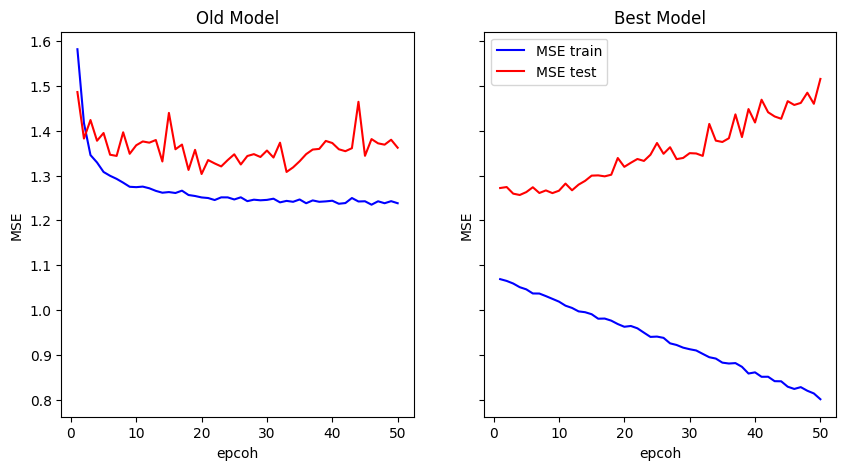
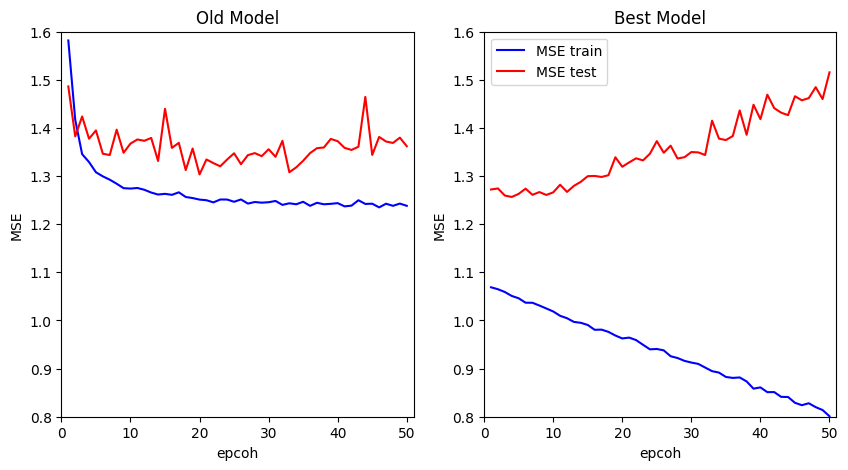
The change to this notebook cell's code, shown as a diff; its figure went from the first image to the second:
--- before
+++ after
@@ -3,5 +3,5 @@
 import matplotlib.pyplot as plt
 import numpy as np
-fig,(ax1,ax2) = plt.subplots(1,2, figsize=(10,5), sharex=True, sharey=True)
+fig,(ax1,ax2) = plt.subplots(1,2, figsize=(10,5))#, sharex=True, sharey=True)
 
 epoch = np.arange(1, 51)
@@ -13,4 +13,6 @@
 ax1.set_xlabel('epcoh')
 ax1.set_ylabel('MSE')
+ax1.set_ylim(0.8, 1.6)
+ax1.set_xlim(0, 51)
 ax1.set_title('Old Model')
 
@@ -21,4 +23,6 @@
 ax2.set_xlabel('epcoh')
 ax2.set_ylabel('MSE')
+ax2.set_ylim(0.8, 1.6)
+ax2.set_xlim(0, 51)
 ax2.set_title('Best Model')
 

Commit: MLP figure update